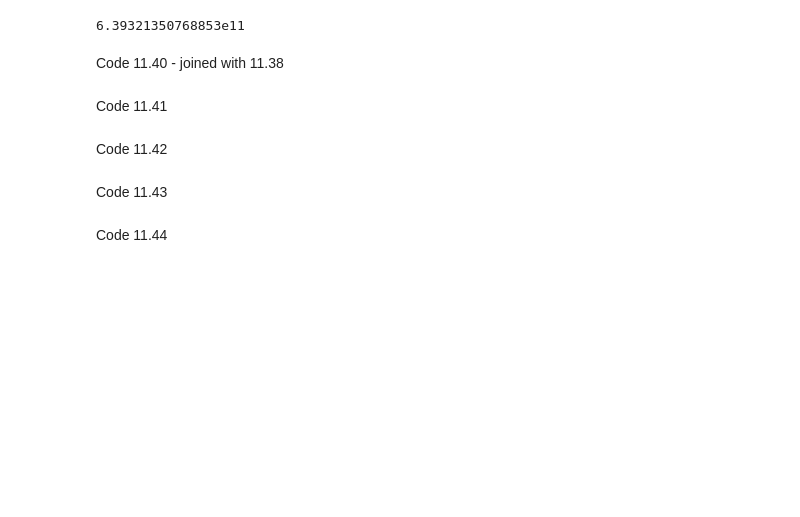
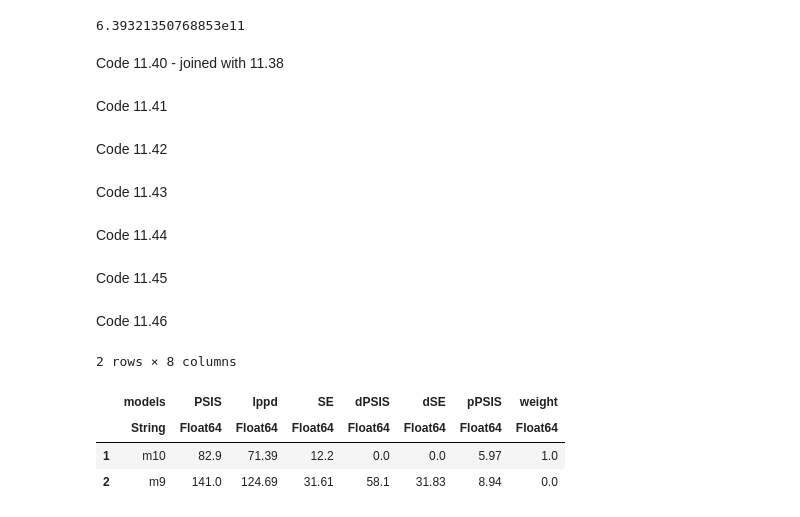
Before and after one commit to Shmuma/rethinking-2ed-julia, a Jupyter notebook: 11-Chapter 11. God Spiked the Integers.ipynb, the cells around one changed output. Cells and saved outputs as stored; diff of their text form; code cells hidden in the pictures; blank space fills up the shorter version.

```diff
--- a/11-Chapter 11. God Spiked the Integers.ipynb
+++ b/11-Chapter 11. God Spiked the Integers.ipynb
@@ -598,3 +598,46 @@ for λᵢ ∈ eachrow(λ)
     plot!(exp.(x_seq), λᵢ, c=:gray)
 end
 p
+# %% [markdown]
+Code 11.45
+# %%
+# intercept only
+@model function m11_9(T)
+    a ~ Normal(3, 0.5)
+    λ = exp(a)
+    T ~ Poisson(λ)
+end
+
+m11_9_ch = sample(m11_9(d.total_tools), NUTS(), 1000)
+m11_9_df = DataFrame(m11_9_ch)
+
+# interaction model
+@model function m11_10(T, cid, P)
+    a ~ MvNormal([3, 3], 0.5)
+    b ~ MvNormal([0, 0], 0.2)
+    λ = @. exp(a[cid] + b[cid]*P)
+    for i ∈ eachindex(T)
+        T[i] ~ Poisson(λ[i])
+    end
+end
+
+m11_10_ch = sample(m11_10(d.total_tools, d.contact_id, d.P), NUTS(), 1000)
+m11_10_df = DataFrame(m11_10_ch);
+# %% [markdown]
+Code 11.46
+# %%
+f = (r, T) -> poislogpdf(exp(r.a), T)
+ll_m9 = link(m11_9_df, f, d.total_tools)
+ll_m9 = hcat(ll_m9...);
+
+f = (r, (T, cid, P)) -> poislogpdf(exp(get(r, "a[$cid]", 0) + get(r, "b[$cid]", 0)*P), T)
+ll_m10 = link(m11_10_df, f, zip(d.total_tools, d.contact_id, d.P))
+ll_m10 = hcat(ll_m10...);
+
+compare([ll_m9, ll_m10], :psis, mnames=["m9", "m10"])
+# %% [output]
+2 rows × 8 columns
+|  | models | PSIS | lppd | SE | dPSIS | dSE | pPSIS | weight |
+|  | String | Float64 | Float64 | Float64 | Float64 | Float64 | Float64 | Float64 |
+| 1 | m10 | 82.9 | 71.39 | 12.2 | 0.0 | 0.0 | 5.97 | 1.0 |
+| 2 | m9 | 141.0 | 124.69 | 31.61 | 58.1 | 31.83 | 8.94 | 0.0 |
```
Also changed, not shown: 1 other file.
